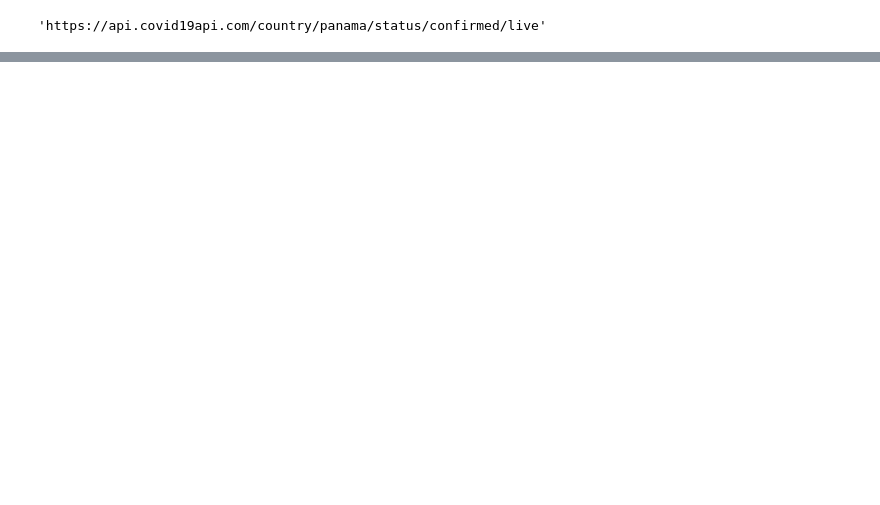
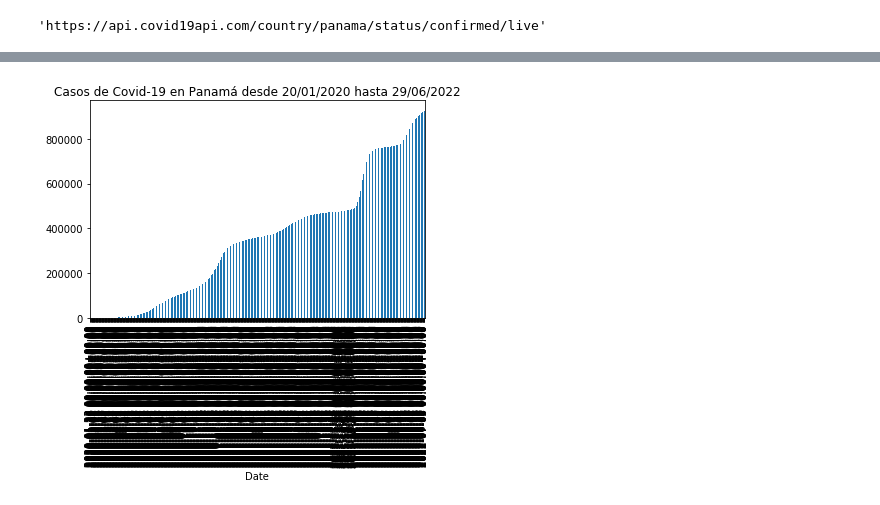
Before and after one commit to nebrijas/IriaSantos-web, a Jupyter notebook: api-covid-pandas.ipynb, the cells around one changed output, grey strips where cells are left out. Saved outputs shown, nothing was run; the diff lists cells and outputs as text; code cells hidden in the pictures; blank space fills up the shorter version.

```diff
--- a/api-covid-pandas.ipynb
+++ b/api-covid-pandas.ipynb
@@ -152,0 +159,4 @@ plot_rt_pa = df_rt_pa.set_index('Date')['Cases'].plot(title="Casos de Covid-19 e
+# %%
+plot_rt_pa = df_rt_pa.set_index('Date')['Cases'].plot(title="Casos de Covid-19 en Panamá desde 20/01/2020 hasta 29/06/2022",kind="bar")
+# %% [output]
+[figure, added]
```
Also changed, not shown: parts of 11 cells of this notebook, 5 other files.
